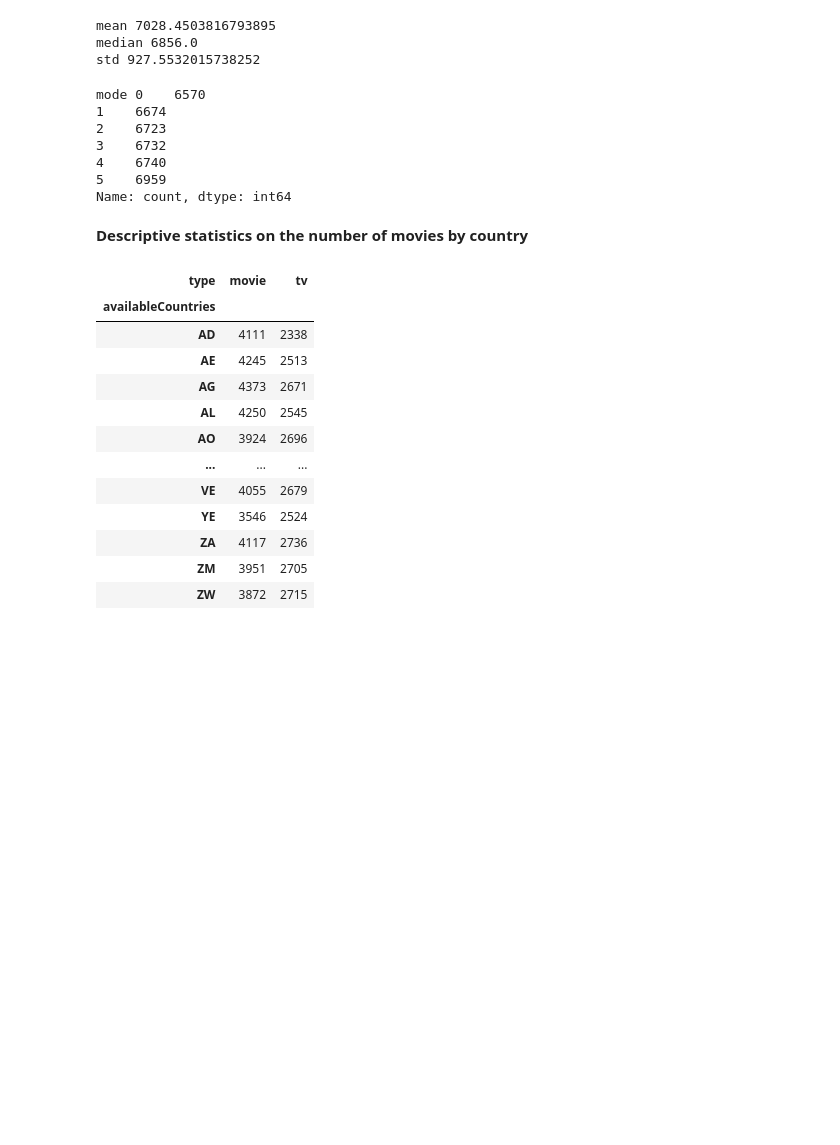
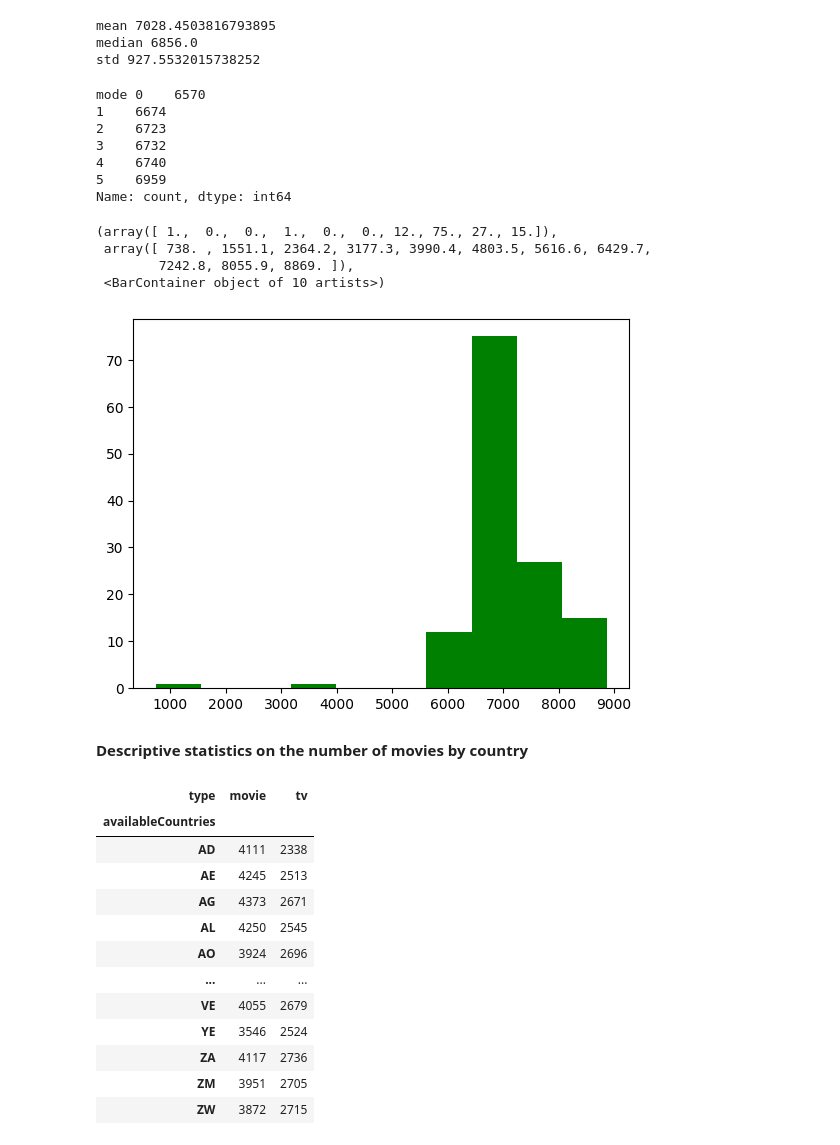
Before and after one commit to YvTur/12_begginer_projects, a Jupyter notebook: Analisis_de_data_set_de_netflix.ipynb, the cells around one changed output. Drawn from its saved outputs; the diff is of its cells as text; code cells hidden in the pictures; blank space fills up the shorter version.

```diff
--- a/Analisis_de_data_set_de_netflix.ipynb
+++ b/Analisis_de_data_set_de_netflix.ipynb
@@ -1155,6 +1143,14 @@ mode 0    6570
 4    6740
 5    6959
 Name: count, dtype: int64
+# %%
+plt.hist(country_counts, color='green')
+# %% [output]
+(array([ 1.,  0.,  0.,  1.,  0.,  0., 12., 75., 27., 15.]),
+ array([ 738. , 1551.1, 2364.2, 3177.3, 3990.4, 4803.5, 5616.6, 6429.7,
+        7242.8, 8055.9, 8869. ]),
+ <BarContainer object of 10 artists>)
+[figure, added]
 # %% [markdown]
 **Descriptive statistics on the number of movies by country**
 # %%
```
Also changed, not shown: parts of 64 cells of this notebook.
